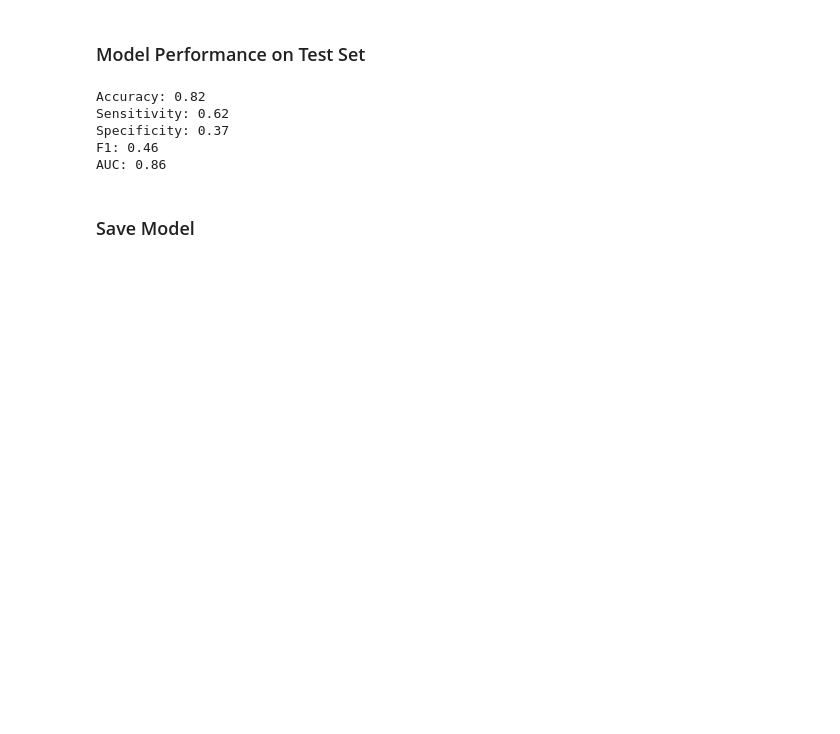
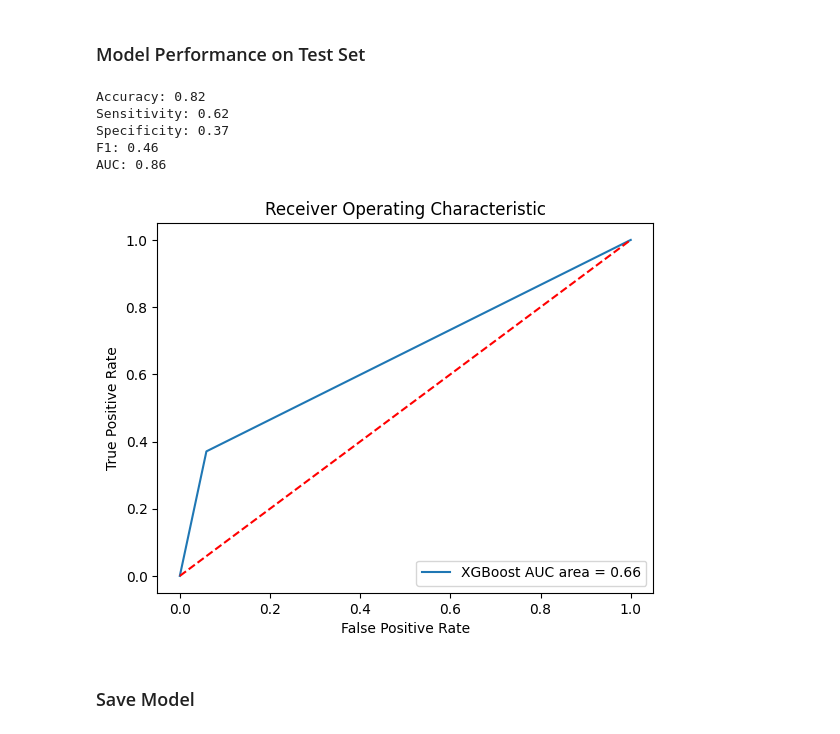
Before and after one commit to comp-med-research/pIC50_prediction, a Jupyter notebook: notebooks/XGBoost.ipynb, the cells around one changed output. Drawn from its saved outputs; the diff is of its cells as text; code cells hidden in the pictures; blank space fills up the shorter version.

```diff
--- a/notebooks/XGBoost.ipynb
+++ b/notebooks/XGBoost.ipynb
@@ -268,36 +268,34 @@ def plots_for_model(save_png=False):
     if save_png:
         fig.savefig(f"pIC50_prediction/results/roc_auc", dpi=300, bbox_inches="tight", transparent=True)
 # %%
-def plot_roc_curves_for_models(models_dict, save_png=False):
+def plot_roc_curves_for_models(models, test_x, test_y):
     """
     Helper function to plot customized roc curve.
 
     Parameters
     ----------
+    models: dict
+        dict of model names as keys and models as values
+    test_x: list
+        Test set to predict labels
+    test_y: list
+        Ground truth labels
     save_png: bool
         Save image to disk (default = False)
 
-    Returns
-    -------
-    fig:
-        Figure.
     """
 
     fig, ax = plt.subplots()
-    models = model_results.keys()[1:]
 
     # Below for loop iterates through your models list
     for model in models:
-        if :
-        # Get AUC
-            auc = model_results[model]['test roc auc score']
-            # Plot the computed values
-
-        else:
-            # Get fpr and tpr
-            fpr, tpr, _ = metrics.roc_curve(selformer_finetuned_predictions['label'], selformer_finetuned_predictions['prediction'])
-
-        ax.plot(fpr, tpr, label=(f"{model['label']} AUC area = {auc:.2f}"))
+        #get predictions from trained models
+        predictions = models[model].predict(test_x)
+        # Get fpr and tpr
+        fpr, tpr, _ = roc_curve(test_y, predictions)
+        auc = roc_auc_score(test_y, predictions)
+        #plot auc and labels
+        ax.plot(fpr, tpr, label=(f"{model} AUC area = {auc:.2f}"))
 
     # Custom settings for the plot
     ax.plot([0, 1], [0, 1], "r--")
@@ -305,7 +303,3 @@ def plot_roc_curves_for_models(models_dict, save_png=False):
     ax.set_ylabel("True Positive Rate")
     ax.set_title("Receiver Operating Characteristic")
     ax.legend(loc="lower right")
-    # Save plot
-    if save_png:
-        fig.savefig(f"pIC50_prediction/results/roc_auc", dpi=300, bbox_inches="tight", transparent=True)
-    return fig
@@ -572,4 +567,6 @@ AUC: 0.86
 # %%
-normal metrics + curve
+plot_roc_curves_for_models({"XGBoost":xgb_model},static_test_x,static_test_y)
+# %% [output]
+[figure, added]
 # %% [markdown]
 ### Save Model
```
Also changed, not shown: parts of 3 cells of this notebook.
